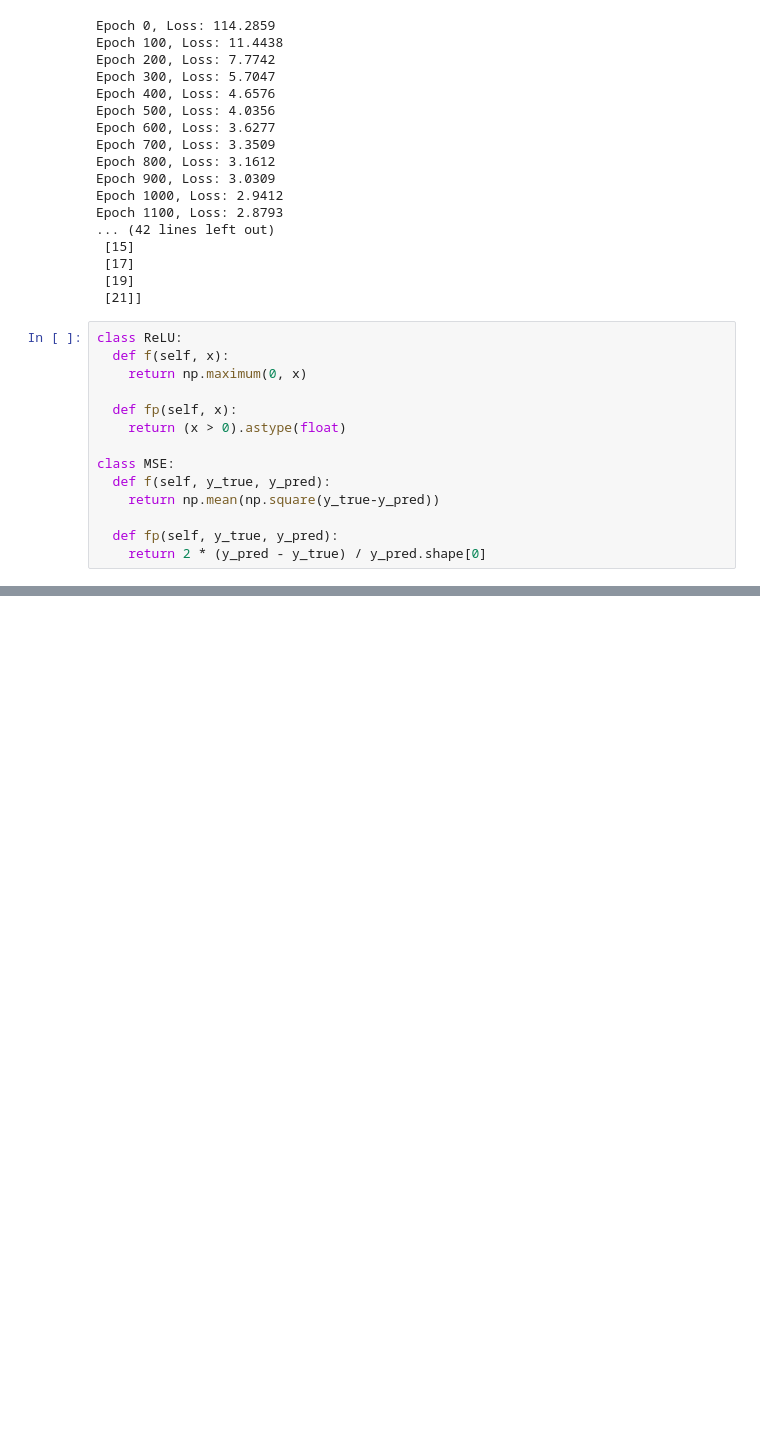
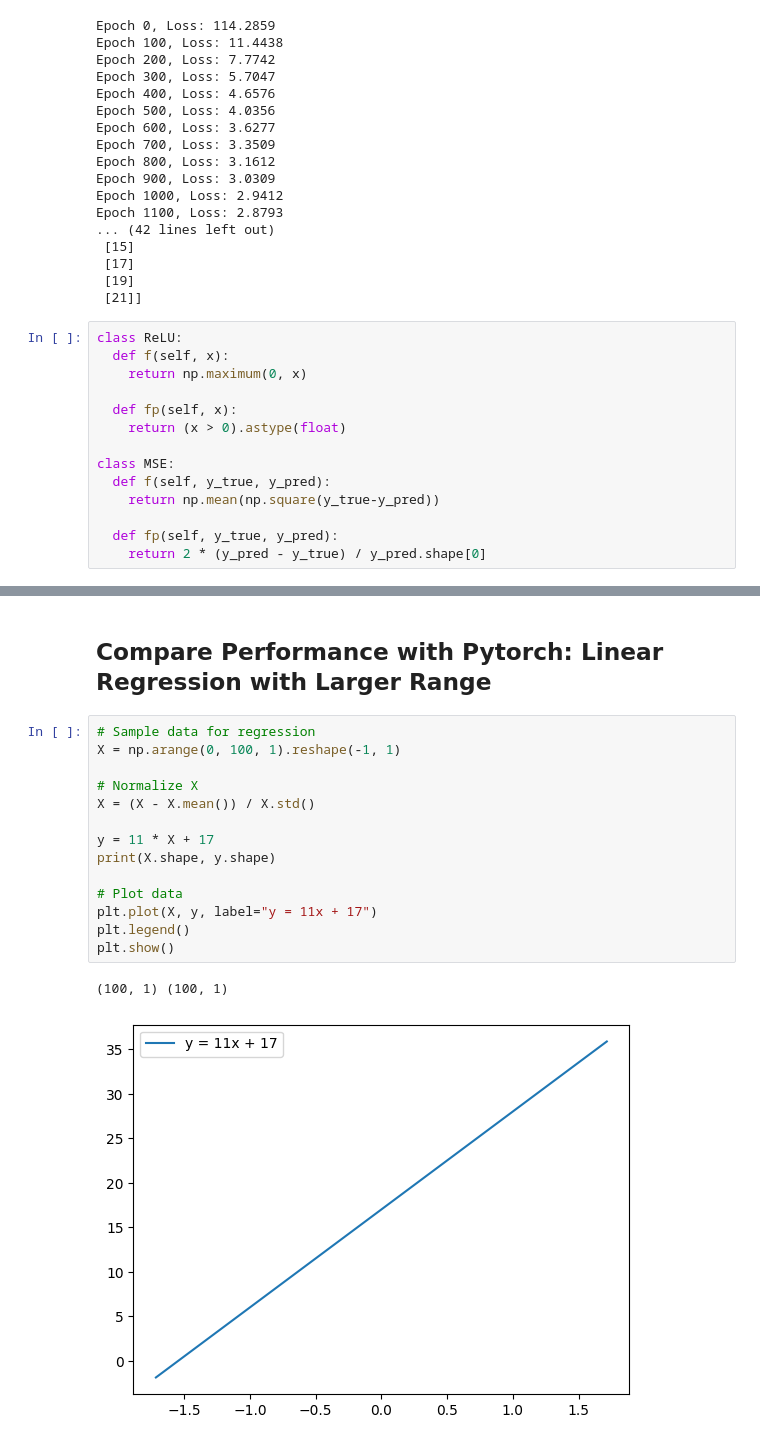
Before and after one commit to BaHaMuT-J/Neural-Network-From-Scartch, a Jupyter notebook: NN.ipynb, the cells around one changed output, grey strips where cells are left out. Saved outputs shown, nothing was run; the diff lists cells and outputs as text; blank space fills up the shorter version.

```diff
--- a/NN.ipynb
+++ b/NN.ipynb
@@ -469,0 +599,19 @@ Epoch 1100, Loss: 2.8793
+# %% [markdown]
+## Compare Performance with Pytorch: Linear Regression with Larger Range
+# %%
+# Sample data for regression
+X = np.arange(0, 100, 1).reshape(-1, 1)
+
+# Normalize X
+X = (X - X.mean()) / X.std()
+
+y = 11 * X + 17
+print(X.shape, y.shape)
+
+# Plot data
+plt.plot(X, y, label="y = 11x + 17")
+plt.legend()
+plt.show()
+# %% [output]
+(100, 1) (100, 1)
+[figure, added]
```
Also changed, not shown: parts of 23 cells of this notebook.
